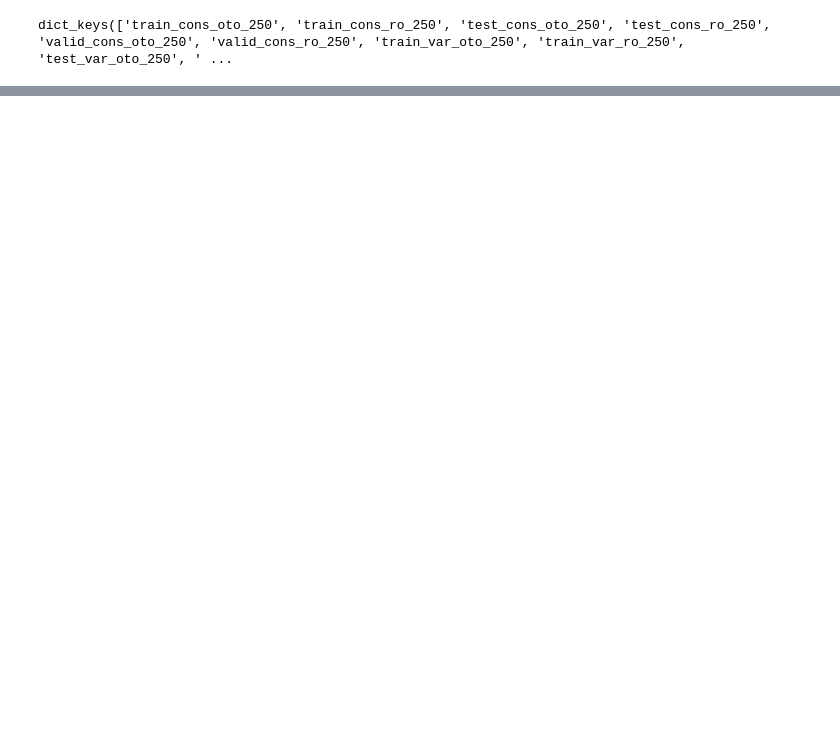
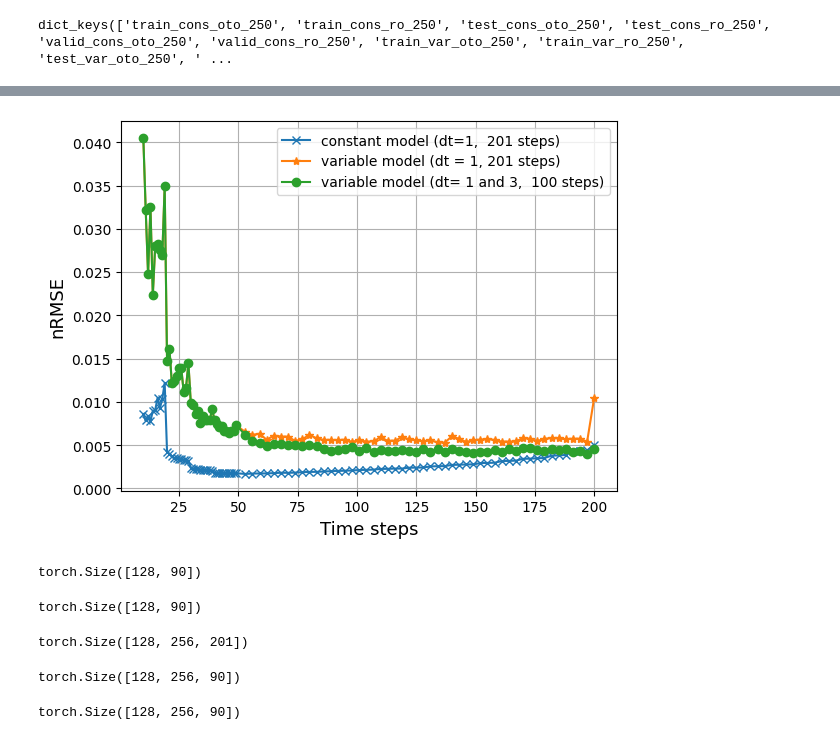
Before and after one commit to seuncoker/constant_autoregression, a Jupyter notebook: analysis_1.ipynb, the cells around one changed output, grey strips where cells are left out. Drawn from its saved outputs; the diff is of its cells as text; code cells hidden in the pictures; blank space fills up the shorter version.

```diff
--- a/analysis_1.ipynb
+++ b/analysis_1.ipynb
@@ -38,0 +205,3 @@ actual_B1_var_prior_1_3 = test_var_prior_1_3["test_var_ro_250"][2]
+# %%
+prediction_B1_cons_1 = prediction_B1_cons[...,test_var_prior_1_3["test_var_ro_250"][-1][0][10:]-10]
+actual_B1_cons_1 = actual_B1_cons[...,test_var_prior_1_3["test_var_ro_250"][-1][0][10:]-10 ]
@@ -38,0 +270,31 @@ actual_B1_var_prior_1_3 = test_var_prior_1_3["test_var_ro_250"][2]
+# %%
+plt.plot(torch.cat((torch.arange(10,50,1), torch.arange(53,201,3))), torch.mean(nrmse_cons, dim=0), "-x", label = "constant model (dt=1,  201 steps)")
+plt.plot(torch.cat((torch.arange(10,50,1), torch.arange(53,201,3))), torch.mean(nrmse_var_cons, dim=0), "-*", label = "variable model (dt = 1, 201 steps)")
+plt.plot(torch.cat((torch.arange(10,50,1), torch.arange(53,201,3))), torch.mean(nrmse_var, dim=0), "-o", label = "variable model (dt= 1 and 3,  100 steps)")
+#plt.yscale("log")
+plt.legend()
+plt.xlabel("Time steps", fontsize="13")
+plt.ylabel("nRMSE", fontsize="13")
+plt.grid()
+# %% [output]
+[figure, added]
+# %%
+nrmse_cons.shape
+# %% [output]
+torch.Size([128, 90])
+# %%
+nrmse_var.shape
+# %% [output]
+torch.Size([128, 90])
+# %%
+data[1].shape
+# %% [output]
+torch.Size([128, 256, 201])
+# %%
+actual_B1_var_prior_1_3.shape
+# %% [output]
+torch.Size([128, 256, 90])
+# %%
+actual_B1_var_prior_1_3.shape
+# %% [output]
+torch.Size([128, 256, 90])
```
Also changed, not shown: parts of 42 cells of this notebook, 10 other files.
